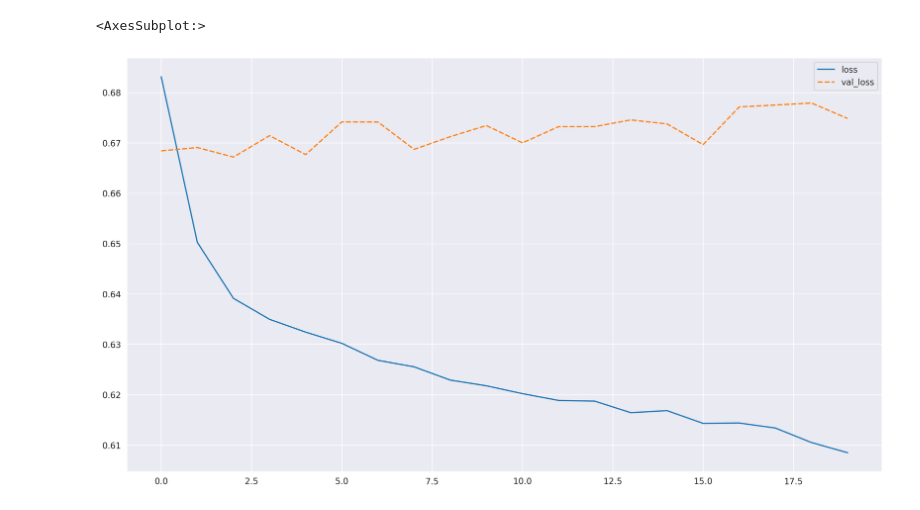
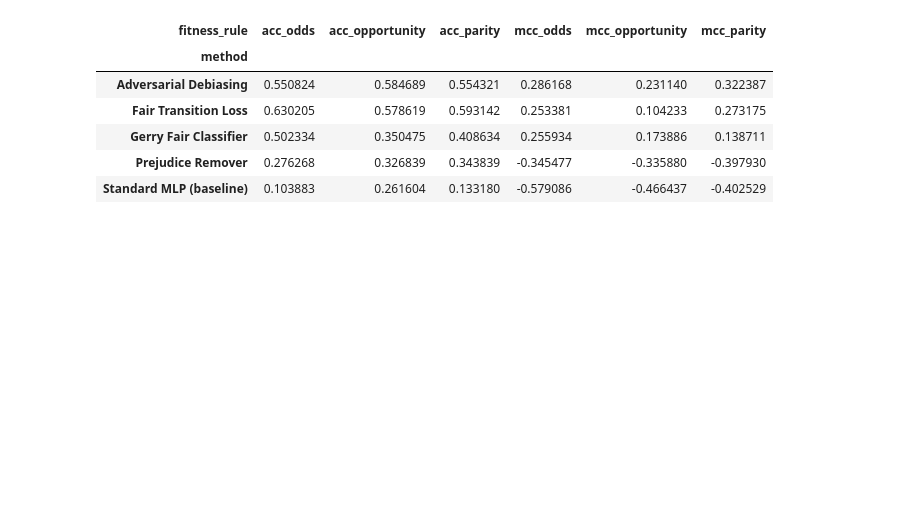
Before and after one commit to ygorcanalli/FairTransitionLoss, a Jupyter notebook: notebooks/2023-07-19/plot.ipynb, the cells around one changed output. Cells and saved outputs as stored; diff of their text form; code cells hidden in the pictures; blank space fills up the shorter version.

```diff
--- a/notebooks/2023-07-19/plot.ipynb
+++ b/notebooks/2023-07-19/plot.ipynb
@@ -74,6 +114,11 @@ tf_history = {'loss': [0.6831347463662143, 0.6502595228986661, 0.639144507593656
-# %%
-fig, ax = plt.subplots(figsize=(16, 9), dpi = 300)
-sns.lineplot(tf_history, ax=ax)
-# %% [output]
-<AxesSubplot:>
-[figure, removed]
+# %%
+resume = pd.pivot_table(compas, values='fitness', index='method', columns='fitness_rule')
+resume
+# %% [output]
+| fitness_rule | acc_odds | acc_opportunity | acc_parity | mcc_odds | mcc_opportunity | mcc_parity |
+| method |  |  |  |  |  |  |
+| Adversarial Debiasing | 0.550824 | 0.584689 | 0.554321 | 0.286168 | 0.231140 | 0.322387 |
+| Fair Transition Loss | 0.630205 | 0.578619 | 0.593142 | 0.253381 | 0.104233 | 0.273175 |
+| Gerry Fair Classifier | 0.502334 | 0.350475 | 0.408634 | 0.255934 | 0.173886 | 0.138711 |
+| Prejudice Remover | 0.276268 | 0.326839 | 0.343839 | -0.345477 | -0.335880 | -0.397930 |
+| Standard MLP (baseline) | 0.103883 | 0.261604 | 0.133180 | -0.579086 | -0.466437 | -0.402529 |
```
Also changed, not shown: parts of 15 cells of this notebook, 2 other files.
